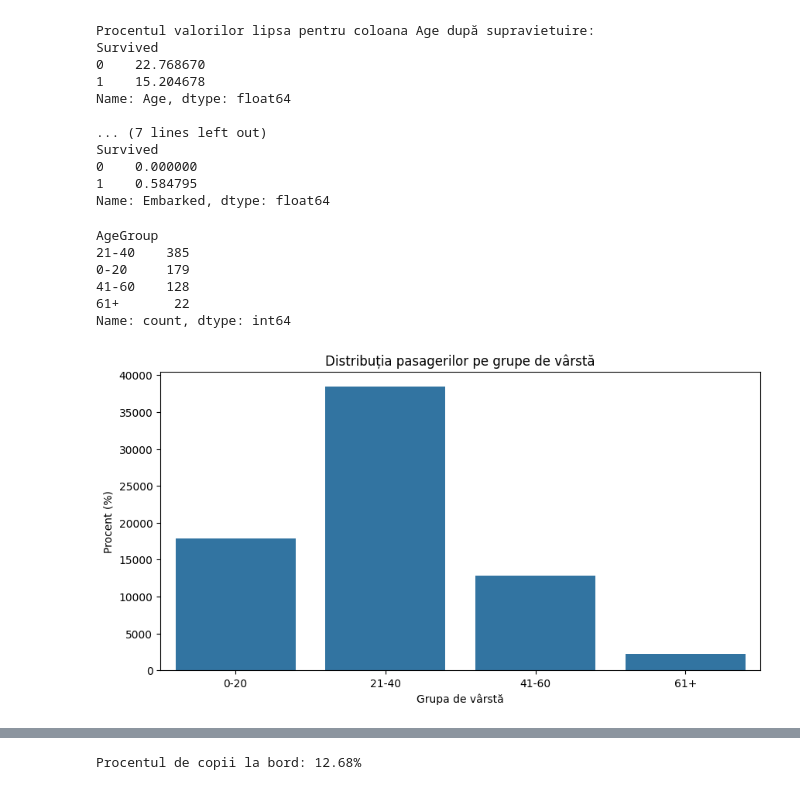
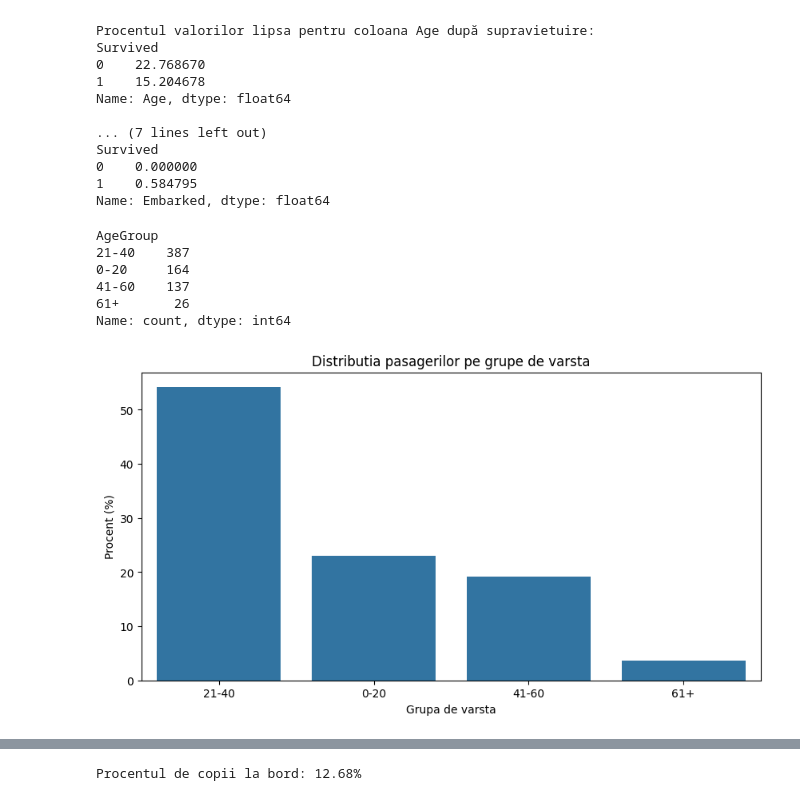
Before and after one commit to Waffle20/Proiect, a Jupyter notebook: grafic1.ipynb, the cells around one changed output, grey strips where cells are left out. Cells and saved outputs as stored; diff of their text form; code cells hidden in the pictures.

```diff
--- a/grafic1.ipynb
+++ b/grafic1.ipynb
@@ -125,30 +128,40 @@ Name: Embarked, dtype: float64
 # %%
 import pandas as pd
 import matplotlib.pyplot as plt
 import seaborn as sns
 #Cerinta 5
+def classify_age(age):
+    if pd.isnull(age):
+        return None
+    elif age < 20:
+        return '0-20'
+    elif age < 40:
+        return '21-40'
+    elif age < 60:
+        return '41-60'
+    else:
+        return '61+'
+
 df = pd.read_csv('train.csv')
-groups = [0, 20, 40, 60, df['Age'].max()]
-labels = ['0-20', '21-40', '41-60', '61+']
-df['AgeGroup'] = pd.cut(df['Age'], bins=groups, labels=labels, right=False)
-
+df['AgeGroup'] = df['Age'].apply(classify_age)
 age_group_counts = df['AgeGroup'].value_counts()
 print(age_group_counts)
-age_group_counts = age_group_counts*100
+age_group_percentage = (age_group_counts / age_group_counts.sum()) * 100
+
 plt.figure(figsize=(10, 5))
-sns.barplot(x=age_group_counts.index, y=age_group_counts.values)
-plt.title('Distribuția pasagerilor pe grupe de vârstă')
-plt.xlabel('Grupa de vârstă')
+sns.barplot(x=age_group_percentage.index, y=age_group_percentage.values)
+plt.title('Distributia pasagerilor pe grupe de varsta')
+plt.xlabel('Grupa de varsta')
 plt.ylabel('Procent (%)')
 plt.show()
 # %% [output]
 AgeGroup
-21-40    385
-0-20     179
-41-60    128
-61+       22
+21-40    387
+0-20     164
+41-60    137
+61+       26
 Name: count, dtype: int64
-[figure, old version]
+[figure, new version]
 # %%
 import pandas as pd
 import matplotlib.pyplot as plt
```
Also changed, not shown: parts of 5 cells of this notebook.
